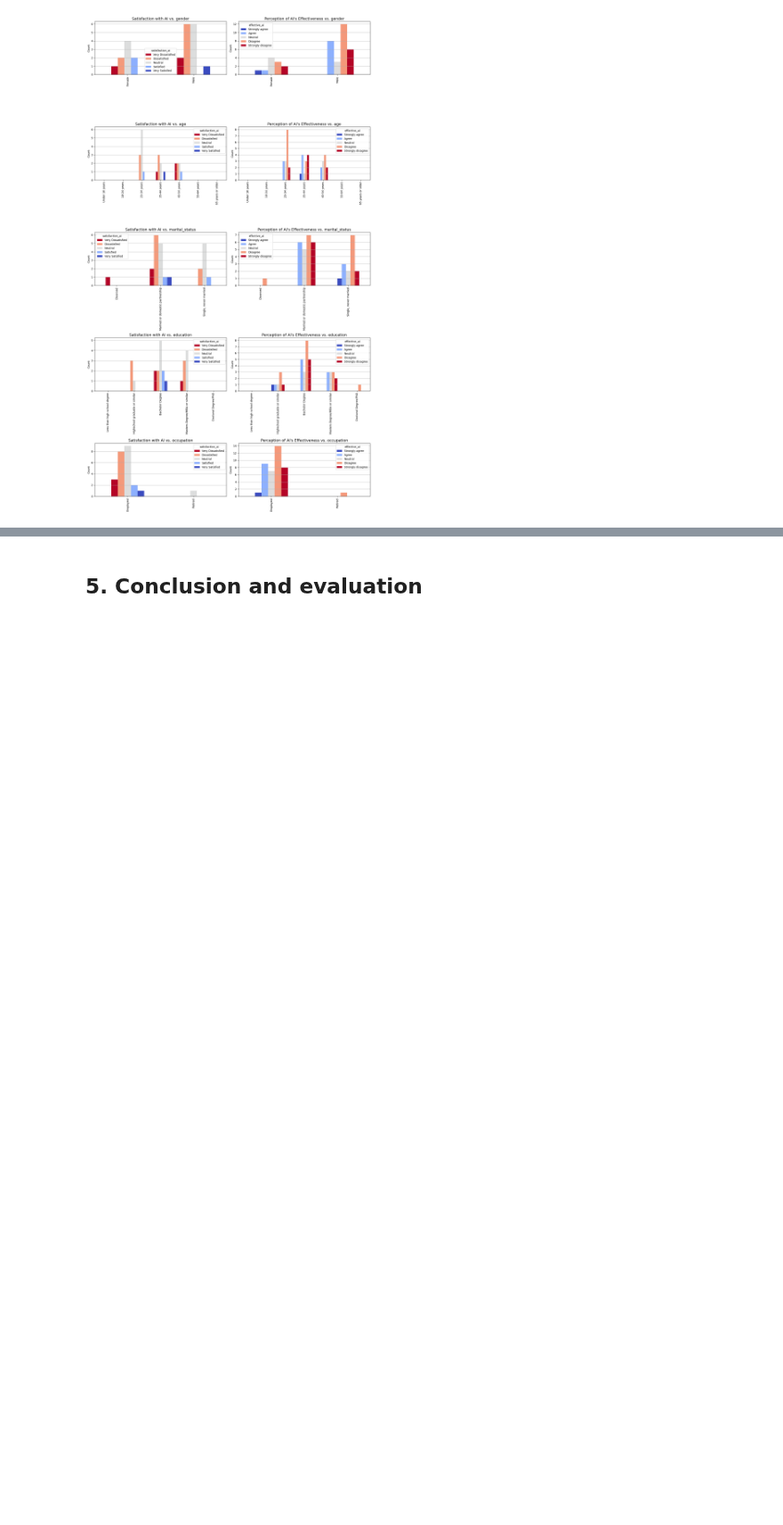
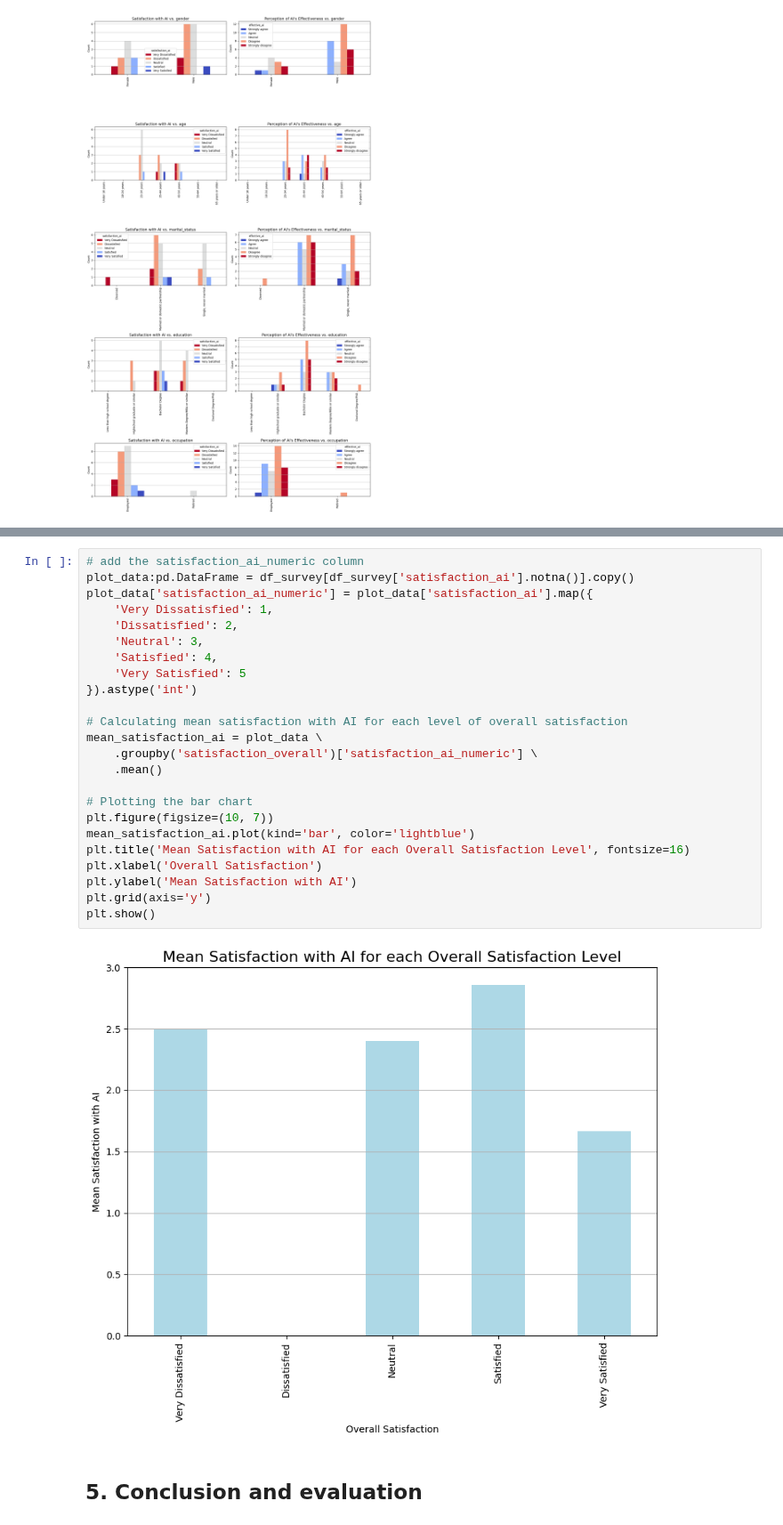
Before and after one commit to JohnnyFoulds/dsm050-2023-apr, a Jupyter notebook: notebooks/04_draft/04-02_pre_processing.ipynb, the cells around one changed output, grey strips where cells are left out. Shown at 89% size. Cells and saved outputs as stored; diff of their text form; blank space fills up the shorter version.

Commit message:
Section 4.2.3 plot

```diff
--- a/notebooks/04_draft/04-02_pre_processing.ipynb
+++ b/notebooks/04_draft/04-02_pre_processing.ipynb
@@ -914,3 +923,29 @@ plt.show()
+# %%
+# add the satisfaction_ai_numeric column
+plot_data:pd.DataFrame = df_survey[df_survey['satisfaction_ai'].notna()].copy()
+plot_data['satisfaction_ai_numeric'] = plot_data['satisfaction_ai'].map({
+    'Very Dissatisfied': 1,
+    'Dissatisfied': 2,
+    'Neutral': 3,
+    'Satisfied': 4,
+    'Very Satisfied': 5
+}).astype('int')
+
+# Calculating mean satisfaction with AI for each level of overall satisfaction
+mean_satisfaction_ai = plot_data \
+    .groupby('satisfaction_overall')['satisfaction_ai_numeric'] \
+    .mean()
+
+# Plotting the bar chart
+plt.figure(figsize=(10, 7))
+mean_satisfaction_ai.plot(kind='bar', color='lightblue')
+plt.title('Mean Satisfaction with AI for each Overall Satisfaction Level', fontsize=16)
+plt.xlabel('Overall Satisfaction')
+plt.ylabel('Mean Satisfaction with AI')
+plt.grid(axis='y')
+plt.show()
+# %% [output]
+[figure, added]
 # %% [markdown]
 ## 5. Conclusion and evaluation
 # %% [markdown]
```
Also changed, not shown: parts of 3 cells of this notebook.
